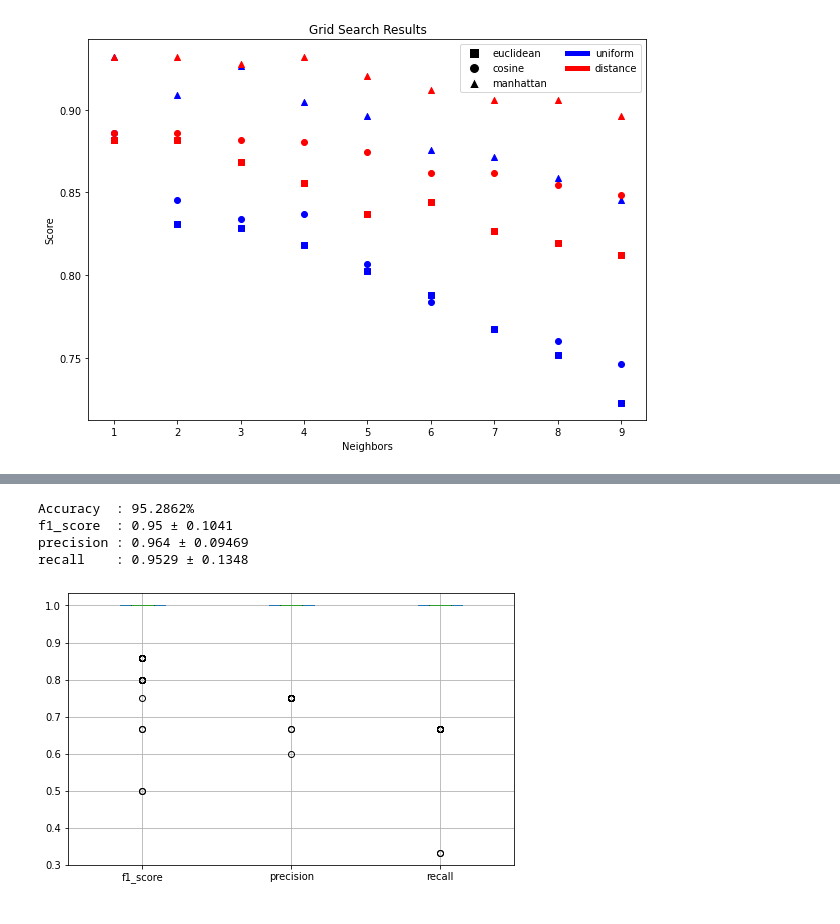
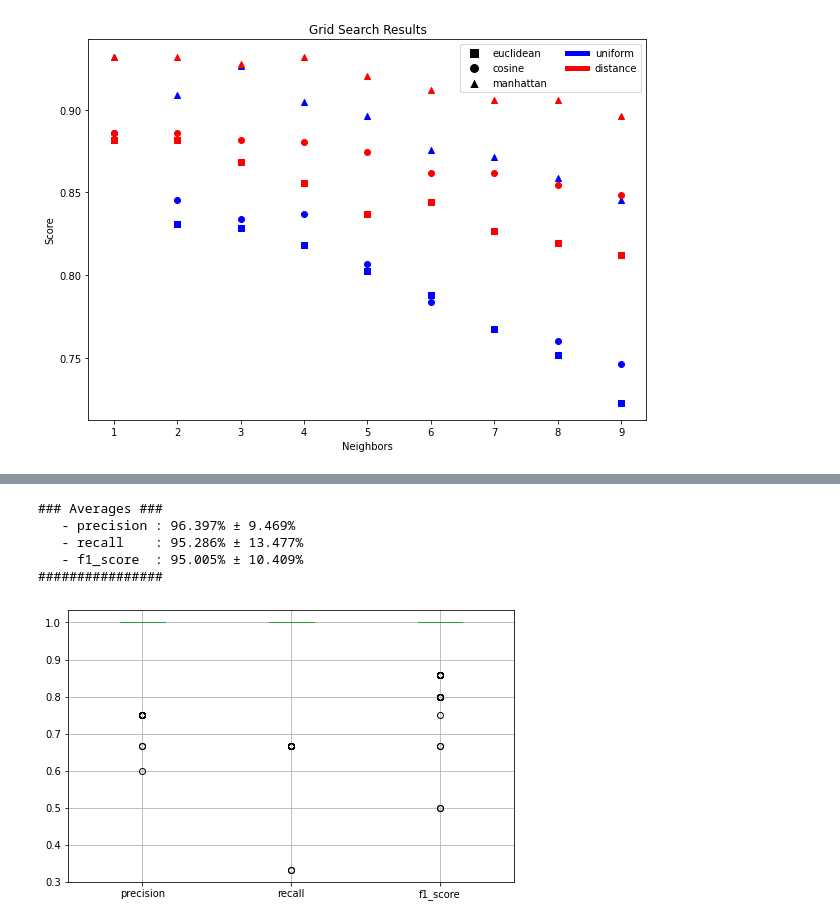
Before and after one commit to Chique80/IFT712-Projet, a Jupyter notebook: KNN.ipynb, the cells around one changed output, grey strips where cells are left out. Saved outputs shown, nothing was run; the diff lists cells and outputs as text; code cells hidden in the pictures.

```diff
--- a/KNN.ipynb
+++ b/KNN.ipynb
@@ -40,15 +42,8 @@ hyperparameters = {
     'metric': ['euclidean', 'manhattan', 'cosine']
 }
 
-grid = GridSearchCV(KNeighborsClassifier(), hyperparameters, refit=True, verbose = 1, cv=5)
-grid.fit(dataset.x_train, dataset.t_train)
+grid, results = DM.train_model(KNeighborsClassifier(), hyperparameters, dataset)
 print('Best:', grid.best_params_)
-
-columns = ['param_'+param for param in hyperparameters.keys()]
-columns.append('mean_test_score')
-columns.append('rank_test_score')
-
-results = pd.DataFrame(grid.cv_results_, columns=columns)
 # %% [output]
 Fitting 5 folds for each of 54 candidates, totalling 270 fits
 Best: {'metric': 'manhattan', 'n_neighbors': 4, 'weights': 'distance'}
@@ -121,11 +121,10 @@ Au final, il est donc assez logique que le nombre optimal de voisin soit 4.
 # %%
-# TODO Explain evaluation metrics
-
 test_preds = grid.predict(dataset.x_test)
-acc, reports = DM.evaluate_predictions(dataset.t_test, test_preds, dataset.classes)
+test_reports = DM.evaluate_predictions(dataset.t_test, test_preds, dataset.classes)
 # %% [output]
-Accuracy  : 95.2862%
-f1_score  : 0.95 ± 0.1041
-precision : 0.964 ± 0.09469
-recall    : 0.9529 ± 0.1348
+### Averages ###
+   - precision : 96.397% ± 9.469%
+   - recall    : 95.286% ± 13.477%
+   - f1_score  : 95.005% ± 10.409%
+################
-[figure, old version]
+[figure, new version]
```
Also changed, not shown: parts of 14 cells of this notebook, 1 other file.
